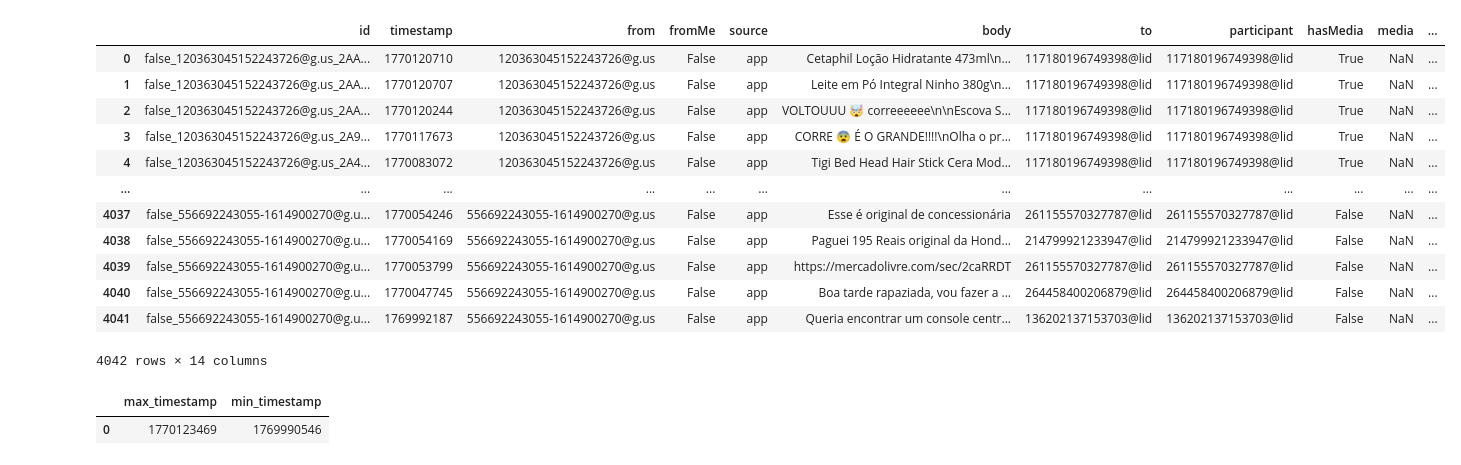
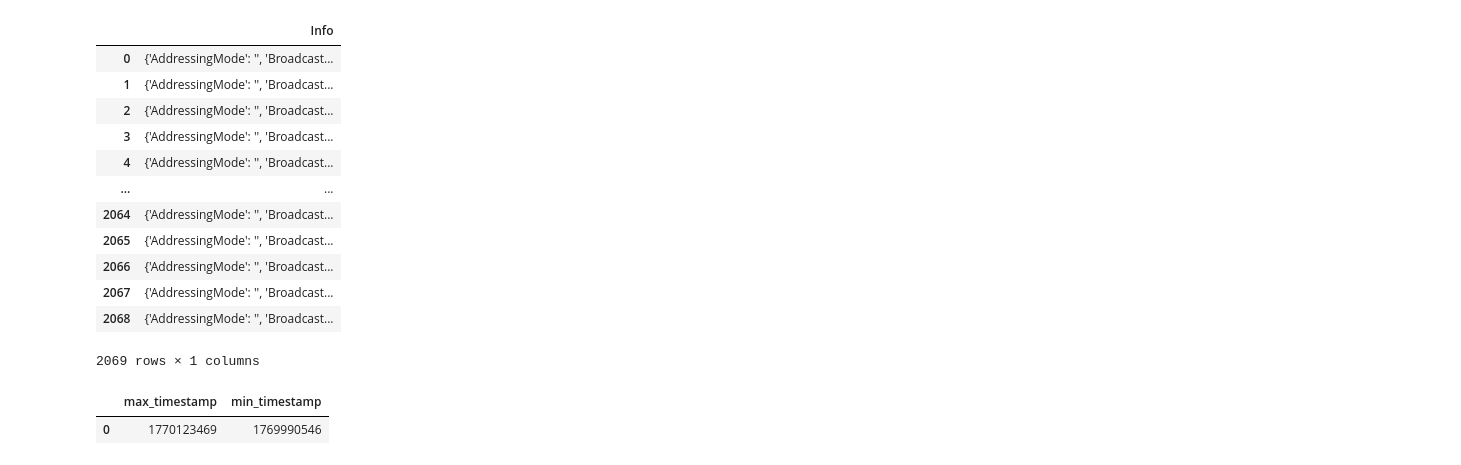
Before and after one commit to JoaoGollucci/whatsapp_data, a Jupyter notebook: pipeline.ipynb, the cells around one changed output. Drawn from its saved outputs; the diff is of its cells as text; code cells hidden in the pictures.

```diff
--- a/pipeline.ipynb
+++ b/pipeline.ipynb
@@ -57,27 +114,26 @@ ArrowInvalid: ("Could not convert UUID('a57d8366-50d6-25be-ff18-49a15ebc4261') w
 # %%
 #CAMADA SILVER
 path = r'bronze\*.parquet'
 df = con.execute('''
-    SELECT *
-    FROM read_parquet(?)
+    select _data.Info from read_parquet(?)
 ''', [path]).df()
 
 # df.to_parquet(f'silver/silver_messages_{data_atual}.parquet', index=False, compression='snappy')
 df
 # %% [output]
-|  | id | timestamp | from | fromMe | source | body | to | participant | hasMedia | media | ... |
-| 0 | false_120363045152243726@g.us_2AA... | 1770120710 | 120363045152243726@g.us | False | app | Cetaphil Loção Hidratante 473ml\n... | 117180196749398@lid | 117180196749398@lid | True | NaN | ... |
-| 1 | false_120363045152243726@g.us_2AA... | 1770120707 | 120363045152243726@g.us | False | app | Leite em Pó Integral Ninho 380g\n... | 117180196749398@lid | 117180196749398@lid | True | NaN | ... |
-| 2 | false_120363045152243726@g.us_2AA... | 1770120244 | 120363045152243726@g.us | False | app | VOLTOUUU 🤯 correeeeee\n\nEscova S... | 117180196749398@lid | 117180196749398@lid | True | NaN | ... |
-| 3 | false_120363045152243726@g.us_2A9... | 1770117673 | 120363045152243726@g.us | False | app | CORRE 😨 É O GRANDE!!!!\nOlha o pr... | 117180196749398@lid | 117180196749398@lid | True | NaN | ... |
-| 4 | false_120363045152243726@g.us_2A4... | 1770083072 | 120363045152243726@g.us | False | app | Tigi Bed Head Hair Stick Cera Mod... | 117180196749398@lid | 117180196749398@lid | True | NaN | ... |
-| ... | ... | ... | ... | ... | ... | ... | ... | ... | ... | ... | ... |
-| 4037 | false_556692243055-1614900270@g.u... | 1770054246 | 556692243055-1614900270@g.us | False | app | Esse é original de concessionária | 261155570327787@lid | 261155570327787@lid | False | NaN | ... |
-| 4038 | false_556692243055-1614900270@g.u... | 1770054169 | 556692243055-1614900270@g.us | False | app | Paguei 195 Reais original da Hond... | 214799921233947@lid | 214799921233947@lid | False | NaN | ... |
-| 4039 | false_556692243055-1614900270@g.u... | 1770053799 | 556692243055-1614900270@g.us | False | app | https://mercadolivre.com/sec/2caRRDT | 261155570327787@lid | 261155570327787@lid | False | NaN | ... |
-| 4040 | false_556692243055-1614900270@g.u... | 1770047745 | 556692243055-1614900270@g.us | False | app | Boa tarde rapaziada, vou fazer a ... | 264458400206879@lid | 264458400206879@lid | False | NaN | ... |
-| 4041 | false_556692243055-1614900270@g.u... | 1769992187 | 556692243055-1614900270@g.us | False | app | Queria encontrar um console centr... | 136202137153703@lid | 136202137153703@lid | False | NaN | ... |
+|  | Info |
+| 0 | {'AddressingMode': '', 'Broadcast... |
+| 1 | {'AddressingMode': '', 'Broadcast... |
+| 2 | {'AddressingMode': '', 'Broadcast... |
+| 3 | {'AddressingMode': '', 'Broadcast... |
+| 4 | {'AddressingMode': '', 'Broadcast... |
+| ... | ... |
+| 2064 | {'AddressingMode': '', 'Broadcast... |
+| 2065 | {'AddressingMode': '', 'Broadcast... |
+| 2066 | {'AddressingMode': '', 'Broadcast... |
+| 2067 | {'AddressingMode': '', 'Broadcast... |
+| 2068 | {'AddressingMode': '', 'Broadcast... |
-4042 rows × 14 columns
+2069 rows × 1 columns
 # %%
 #CAMADA SILVER
 path = r'bronze\*.parquet'
```
Also changed, not shown: parts of 1 cell of this notebook, 23 other files.
